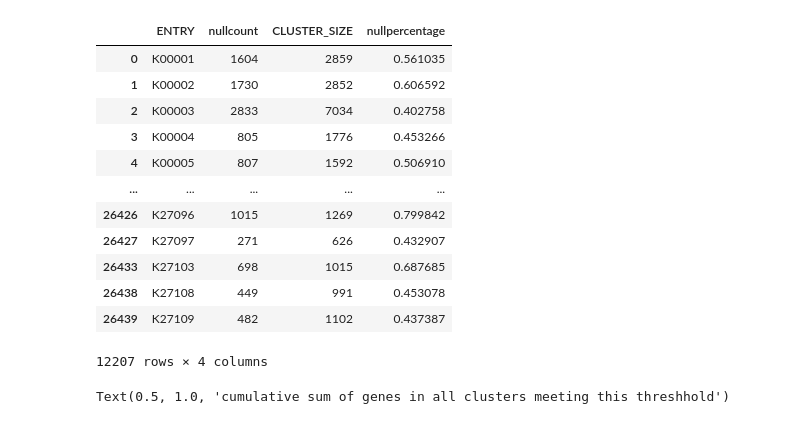
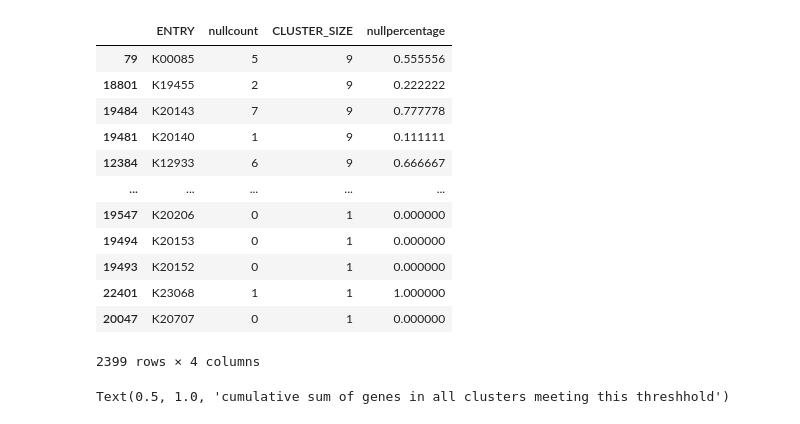
Before and after one commit to VictorTobiasson/eukgen, a Jupyter notebook: KEGG/00.distribution_missing_uids.ipynb, the cells around one changed output. Cells and saved outputs as stored; diff of their text form; code cells hidden in the pictures.

```diff
--- a/KEGG/00.distribution_missing_uids.ipynb
+++ b/KEGG/00.distribution_missing_uids.ipynb
@@ -5,4 +5,4 @@ import matplotlib.pyplot as plt
 # %%
 infile = "../../Downloads/kegg_genes.mappings.csv"
 # %%
-genes_df = pd.read_csv(infile).set_index("KEGG_ID")
+genes_df = pd.read_csv(infile).set_index("ENTRY")
@@ -17,2 +16,3 @@ cluster_info = pd.merge(null_count, all_count, on = "ENTRY", how = "outer")
 # %%
-cluster_info
+cluster_info_indexed = cluster_info.set_index("ENTRY")
+genes_df_nullinfo = pd.merge(cluster_info_indexed, genes_df, how = "outer", on = "ENTRY")
@@ -53,19 +77,19 @@ genes_df.reset_index
 # %%
 entries_s = cluster_info_sorted[cluster_info_sorted["nullpercentage"] == 0].sort_values("CLUSTER_SIZE", ascending = False).iloc[:50, :]["ENTRY"]
 # %%
-cluster_info[cluster_info["CLUSTER_SIZE"] > 500]
+cluster_info[cluster_info["CLUSTER_SIZE"] <10].sort_values("CLUSTER_SIZE", ascending = False)
 # almost half the KOG clusters have over 500 genes
 # %% [output]
 |  | ENTRY | nullcount | CLUSTER_SIZE | nullpercentage |
-| 0 | K00001 | 1604 | 2859 | 0.561035 |
-| 1 | K00002 | 1730 | 2852 | 0.606592 |
-| 2 | K00003 | 2833 | 7034 | 0.402758 |
-| 3 | K00004 | 805 | 1776 | 0.453266 |
-| 4 | K00005 | 807 | 1592 | 0.506910 |
+| 79 | K00085 | 5 | 9 | 0.555556 |
+| 18801 | K19455 | 2 | 9 | 0.222222 |
+| 19484 | K20143 | 7 | 9 | 0.777778 |
+| 19481 | K20140 | 1 | 9 | 0.111111 |
+| 12384 | K12933 | 6 | 9 | 0.666667 |
 | ... | ... | ... | ... | ... |
-| 26426 | K27096 | 1015 | 1269 | 0.799842 |
-| 26427 | K27097 | 271 | 626 | 0.432907 |
-| 26433 | K27103 | 698 | 1015 | 0.687685 |
-| 26438 | K27108 | 449 | 991 | 0.453078 |
-| 26439 | K27109 | 482 | 1102 | 0.437387 |
+| 19547 | K20206 | 0 | 1 | 0.000000 |
+| 19494 | K20153 | 0 | 1 | 0.000000 |
+| 19493 | K20152 | 0 | 1 | 0.000000 |
+| 22401 | K23068 | 1 | 1 | 1.000000 |
+| 20047 | K20707 | 0 | 1 | 0.000000 |
-12207 rows × 4 columns
+2399 rows × 4 columns
```
Also changed, not shown: parts of 19 cells of this notebook, 4 other files.
